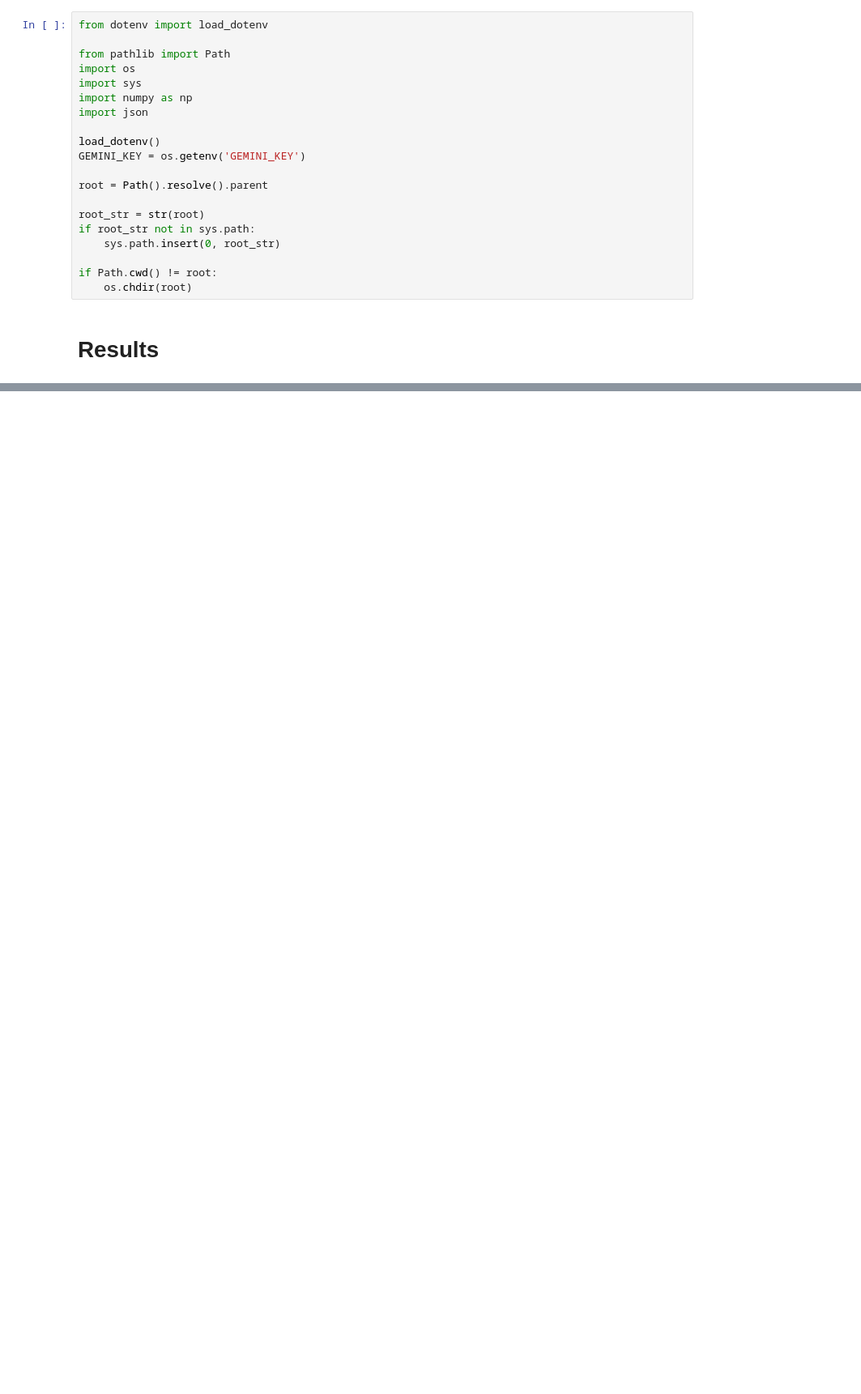
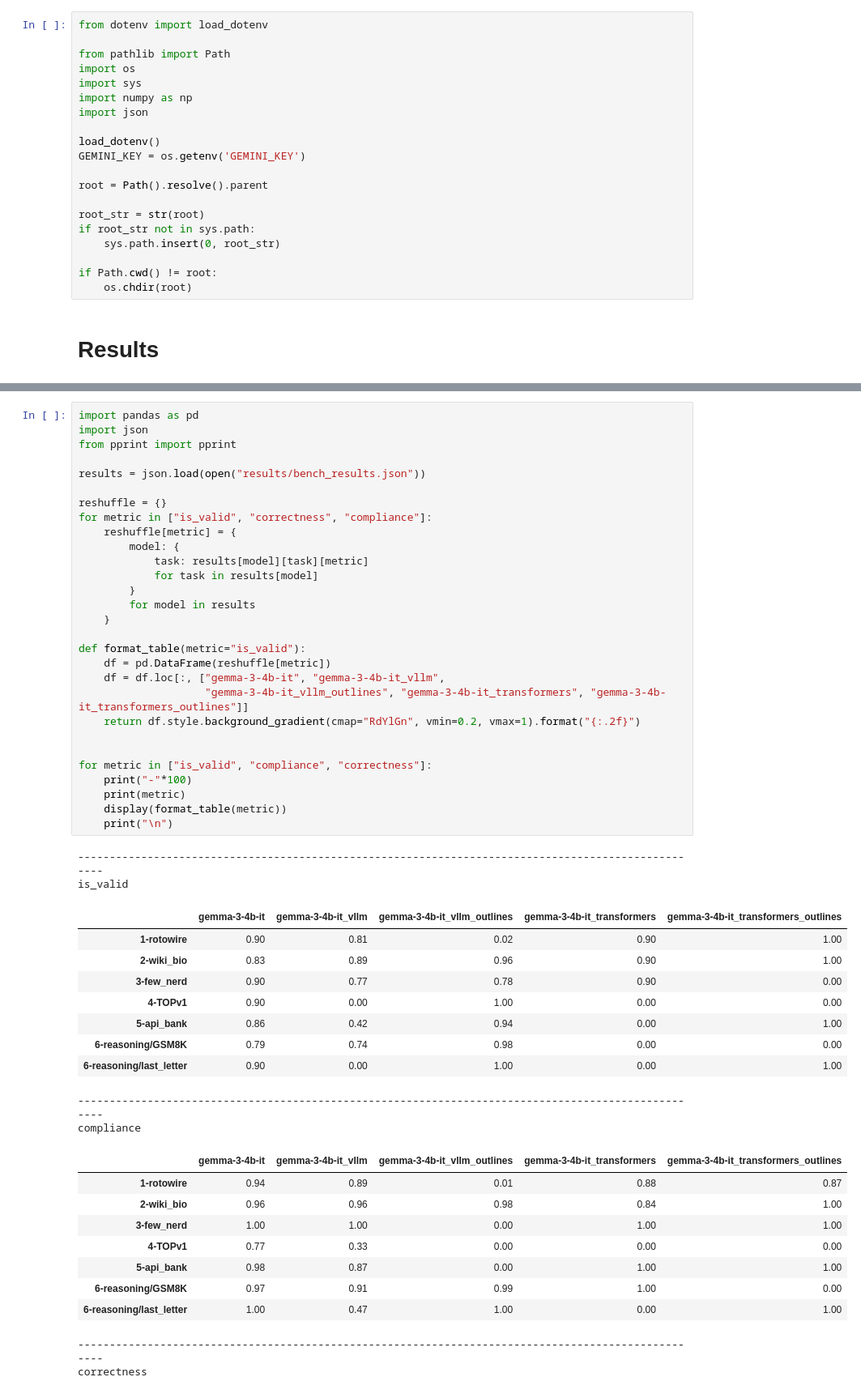
Before and after one commit to matthieudelsart/structured-outputs-benchmark, a Jupyter notebook: notebooks/bench_results.ipynb, the cells around one changed output, grey strips where cells are left out. Shown at 81% size. Saved outputs shown, nothing was run; the diff lists cells and outputs as text; blank space fills up the shorter version.

Commit message:
prepare transformers + outlines

```diff
--- a/notebooks/bench_results.ipynb
+++ b/notebooks/bench_results.ipynb
@@ -81,3 +81,55 @@ correctness
 | 5-api_bank | 0.92 | 0.91 | 0.91 | 0.90 | ... |
 | 6-reasoning/GSM8K | 0.93 | 0.92 | 0.42 | 0.59 | ... |
 | 6-reasoning/last_letter | 0.98 | 0.97 | 0.97 | 0.97 | ... |
+# %%
+import pandas as pd
+import json
+from pprint import pprint
+
+results = json.load(open("results/bench_results.json"))
+
+reshuffle = {}
+for metric in ["is_valid", "correctness", "compliance"]:
+    reshuffle[metric] = {
+        model: {
+            task: results[model][task][metric]
+            for task in results[model]
+        }
+        for model in results
+    }
+
+def format_table(metric="is_valid"):
+    df = pd.DataFrame(reshuffle[metric])
+    df = df.loc[:, ["gemma-3-4b-it", "gemma-3-4b-it_vllm",
+                    "gemma-3-4b-it_vllm_outlines", "gemma-3-4b-it_transformers", "gemma-3-4b-it_transformers_outlines"]]
+    return df.style.background_gradient(cmap="RdYlGn", vmin=0.2, vmax=1).format("{:.2f}")
+
+
+for metric in ["is_valid", "compliance", "correctness"]:
+    print("-"*100)
+    print(metric)
+    display(format_table(metric))
+    print("\n")
+# %% [output]
+----------------------------------------------------------------------------------------------------
+is_valid
+|  | gemma-3-4b-it | gemma-3-4b-it_vllm | gemma-3-4b-it_vllm_outlines | gemma-3-4b-it_transformers | gemma-3-4b-it_transformers_outlines |
+| 1-rotowire | 0.90 | 0.81 | 0.02 | 0.90 | 1.00 |
+| 2-wiki_bio | 0.83 | 0.89 | 0.96 | 0.90 | 1.00 |
+| 3-few_nerd | 0.90 | 0.77 | 0.78 | 0.90 | 0.00 |
+| 4-TOPv1 | 0.90 | 0.00 | 1.00 | 0.00 | 0.00 |
+| 5-api_bank | 0.86 | 0.42 | 0.94 | 0.00 | 1.00 |
+| 6-reasoning/GSM8K | 0.79 | 0.74 | 0.98 | 0.00 | 0.00 |
+| 6-reasoning/last_letter | 0.90 | 0.00 | 1.00 | 0.00 | 1.00 |
+----------------------------------------------------------------------------------------------------
+compliance
+|  | gemma-3-4b-it | gemma-3-4b-it_vllm | gemma-3-4b-it_vllm_outlines | gemma-3-4b-it_transformers | gemma-3-4b-it_transformers_outlines |
+| 1-rotowire | 0.94 | 0.89 | 0.01 | 0.88 | 0.87 |
+| 2-wiki_bio | 0.96 | 0.96 | 0.98 | 0.84 | 1.00 |
+| 3-few_nerd | 1.00 | 1.00 | 0.00 | 1.00 | 1.00 |
+| 4-TOPv1 | 0.77 | 0.33 | 0.00 | 0.00 | 0.00 |
+| 5-api_bank | 0.98 | 0.87 | 0.00 | 1.00 | 1.00 |
+| 6-reasoning/GSM8K | 0.97 | 0.91 | 0.99 | 1.00 | 0.00 |
+| 6-reasoning/last_letter | 1.00 | 0.47 | 1.00 | 0.00 | 1.00 |
+----------------------------------------------------------------------------------------------------
+correctness
```
Also changed, not shown: parts of 1 cell of this notebook, 39 other files.
